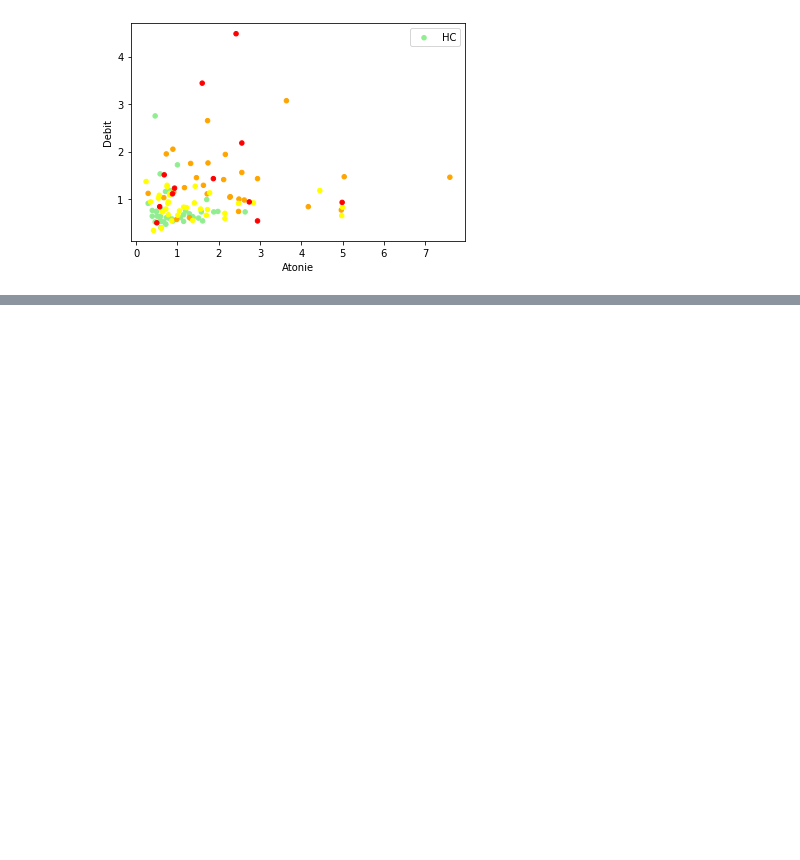
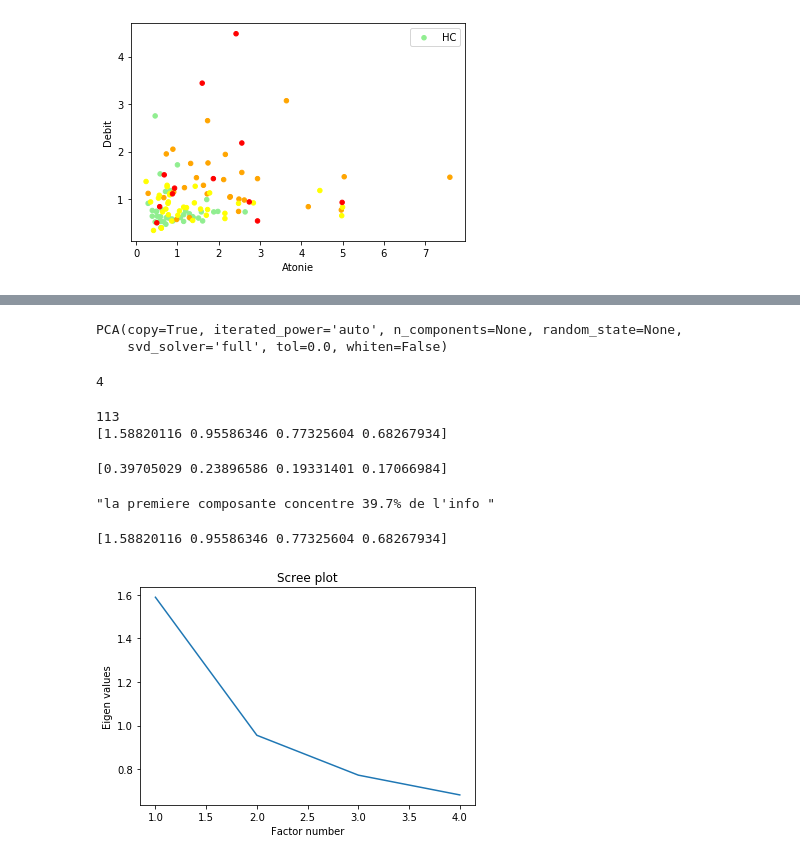
Before and after one commit to amandinebru/Projet_Parkinson, a Jupyter notebook: premier test.ipynb, the cells around one changed output, grey strips where cells are left out. Saved outputs shown, nothing was run; the diff lists cells and outputs as text; code cells hidden in the pictures; blank space fills up the shorter version.

```diff
--- a/premier test.ipynb
+++ b/premier test.ipynb
@@ -180,0 +220,53 @@ Categories (4, int64): [0, 1, 2, 3]
+# %%
+from sklearn.decomposition import PCA
+
+#instanciation
+acp = PCA(svd_solver='full')
+
+print(acp)
+# %% [output]
+PCA(copy=True, iterated_power='auto', n_components=None, random_state=None,
+    svd_solver='full', tol=0.0, whiten=False)
+# %%
+#calculs
+coord = acp.fit_transform(data_CR)
+
+#nombre de composantes calculées
+print(acp.n_components_) # 4 variables explicatives
+# %% [output]
+4
+# %%
+#valeurs singulières
+n=data.shape[0]
+print(n)
+
+print(acp.singular_values_**2/n)
+# %% [output]
+113
+[1.58820116 0.95586346 0.77325604 0.68267934]
+# %%
+#proportion de variance expliquée
+print(acp.explained_variance_ratio_)
+
+"""la premiere composante concentre 39.7% de l'info,  """
+# %% [output]
+[0.39705029 0.23896586 0.19331401 0.17066984]
+"la premiere composante concentre 39.7% de l'info "
+# %%
+#val propres corrigées
+eigval = (n-1)/n*acp.explained_variance_
+print(eigval)
+# %% [output]
+[1.58820116 0.95586346 0.77325604 0.68267934]
+# %%
+#scree plot: graphique des val propres en fonction des 4 facteurs
+
+p=4    #nb de var explicatives
+
+plt.plot(np.arange(1,p+1),eigval)
+plt.title("Scree plot")
+plt.ylabel("Eigen values")
+plt.xlabel("Factor number")
+plt.show()
+# %% [output]
+[figure, added]
```
Also changed, not shown: parts of 11 cells of this notebook.
